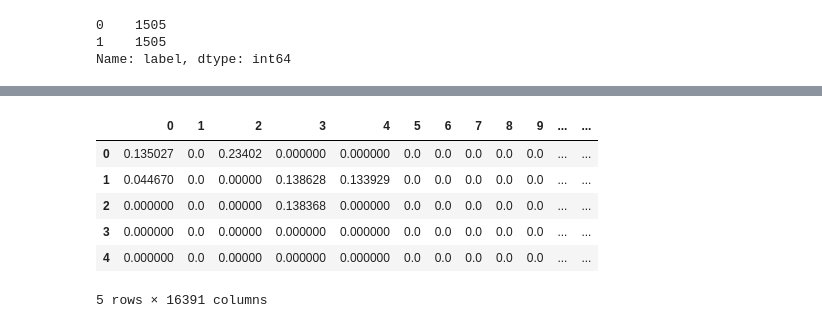
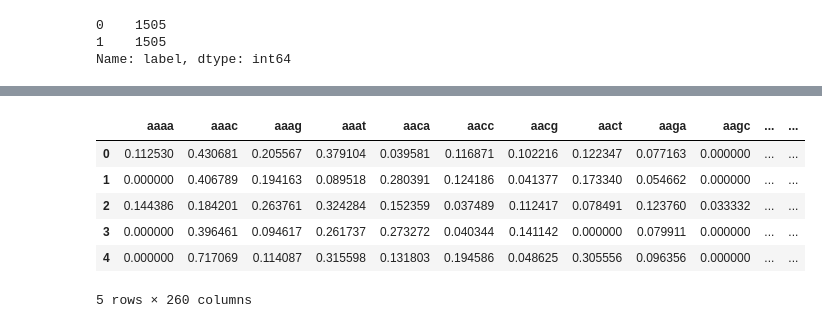
Before and after one commit to justindwang/hot-classifier, a Jupyter notebook: HOT Region Visualization.ipynb, the cells around one changed output, grey strips where cells are left out. Drawn from its saved outputs; the diff is of its cells as text; code cells hidden in the pictures.

```diff
--- a/HOT Region Visualization.ipynb
+++ b/HOT Region Visualization.ipynb
@@ -84,24 +84,26 @@ labels = df_resample.iloc[:,0].values
 # %%
 from sklearn.feature_extraction.text import CountVectorizer
 from sklearn.preprocessing import normalize
 from sklearn.preprocessing import MaxAbsScaler
 
 # Vectorizing the kmer sentences
-c = CountVectorizer(ngram_range=(kmer_length,kmer_length))
+c = CountVectorizer(ngram_range=(1,1))
 x = c.fit_transform(kmer_sentences)
 
 x_normalized = normalize(x, norm='l1')
 scaler = MaxAbsScaler()
 x_scaled = scaler.fit_transform(x_normalized)
-pd.DataFrame(x_scaled.toarray()).head()
+scaled_df_unsorted = pd.DataFrame(x_scaled.toarray(), columns=c.vocabulary_)
+scaled_df = scaled_df_unsorted.reindex(sorted(scaled_df_unsorted.columns), axis=1)
+scaled_df.head()
 # %% [output]
-|  | 0 | 1 | 2 | 3 | 4 | 5 | 6 | 7 | 8 | 9 | ... | ... |
-| 0 | 0.135027 | 0.0 | 0.23402 | 0.000000 | 0.000000 | 0.0 | 0.0 | 0.0 | 0.0 | 0.0 | ... | ... |
-| 1 | 0.044670 | 0.0 | 0.00000 | 0.138628 | 0.133929 | 0.0 | 0.0 | 0.0 | 0.0 | 0.0 | ... | ... |
-| 2 | 0.000000 | 0.0 | 0.00000 | 0.138368 | 0.000000 | 0.0 | 0.0 | 0.0 | 0.0 | 0.0 | ... | ... |
-| 3 | 0.000000 | 0.0 | 0.00000 | 0.000000 | 0.000000 | 0.0 | 0.0 | 0.0 | 0.0 | 0.0 | ... | ... |
-| 4 | 0.000000 | 0.0 | 0.00000 | 0.000000 | 0.000000 | 0.0 | 0.0 | 0.0 | 0.0 | 0.0 | ... | ... |
+|  | aaaa | aaac | aaag | aaat | aaca | aacc | aacg | aact | aaga | aagc | ... | ... |
+| 0 | 0.112530 | 0.430681 | 0.205567 | 0.379104 | 0.039581 | 0.116871 | 0.102216 | 0.122347 | 0.077163 | 0.000000 | ... | ... |
+| 1 | 0.000000 | 0.406789 | 0.194163 | 0.089518 | 0.280391 | 0.124186 | 0.041377 | 0.173340 | 0.054662 | 0.000000 | ... | ... |
+| 2 | 0.144386 | 0.184201 | 0.263761 | 0.324284 | 0.152359 | 0.037489 | 0.112417 | 0.078491 | 0.123760 | 0.033332 | ... | ... |
+| 3 | 0.000000 | 0.396461 | 0.094617 | 0.261737 | 0.273272 | 0.040344 | 0.141142 | 0.000000 | 0.079911 | 0.000000 | ... | ... |
+| 4 | 0.000000 | 0.717069 | 0.114087 | 0.315598 | 0.131803 | 0.194586 | 0.048625 | 0.305556 | 0.096356 | 0.000000 | ... | ... |
-5 rows × 16391 columns
+5 rows × 260 columns
 # %%
 import time
 from sklearn.manifold import TSNE
```
Also changed, not shown: parts of 6 cells of this notebook, 3 other files.
